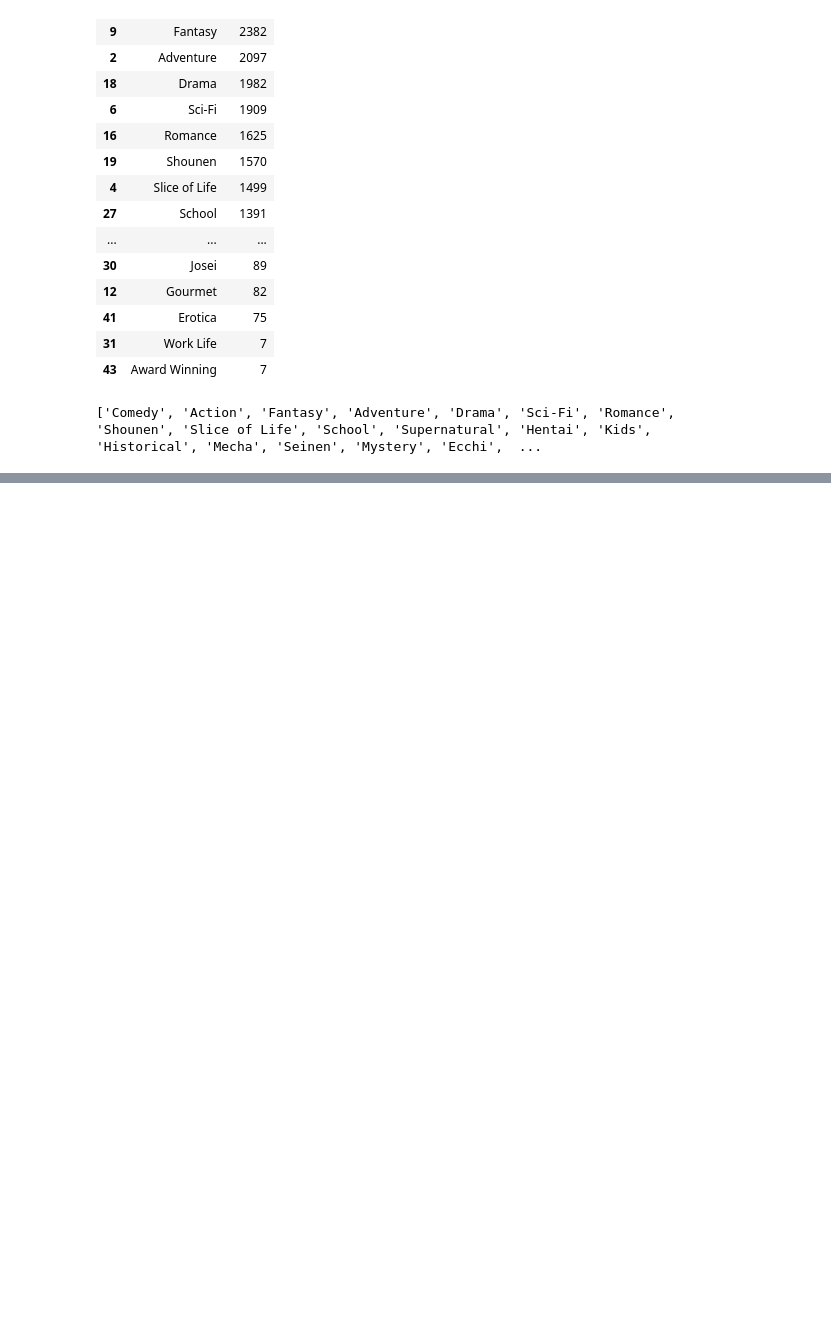
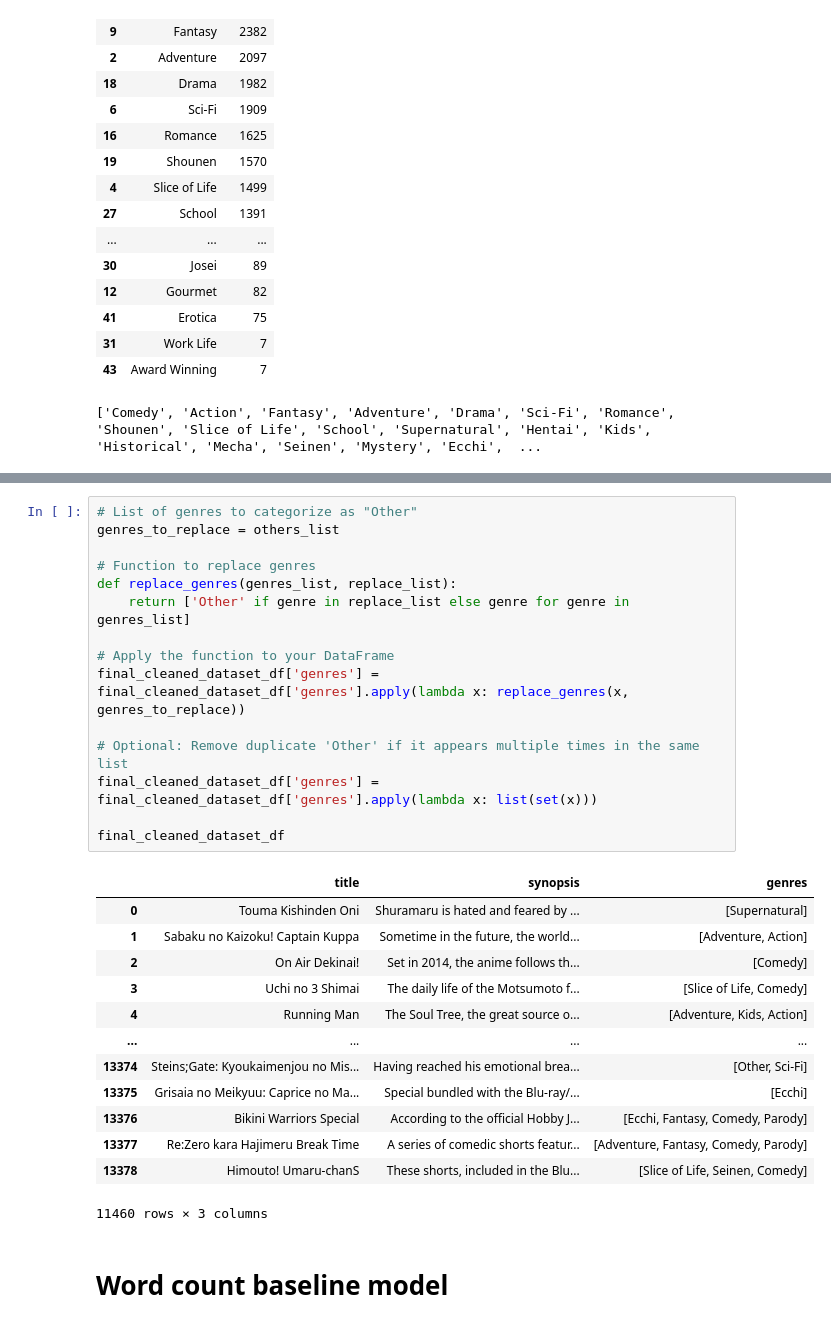
Before and after one commit to amirulzarfan2001/NLP_CW_Code, a Jupyter notebook: Anime_dataset.ipynb, the cells around one changed output, grey strips where cells are left out. Drawn from its saved outputs; the diff is of its cells as text; blank space fills up the shorter version.

```diff
--- a/Anime_dataset.ipynb
+++ b/Anime_dataset.ipynb
@@ -188,0 +308,31 @@ print(genre_list)  # prints first 5 elements
+# %%
+# List of genres to categorize as "Other"
+genres_to_replace = others_list
+
+# Function to replace genres
+def replace_genres(genres_list, replace_list):
+    return ['Other' if genre in replace_list else genre for genre in genres_list]
+
+# Apply the function to your DataFrame
+final_cleaned_dataset_df['genres'] = final_cleaned_dataset_df['genres'].apply(lambda x: replace_genres(x, genres_to_replace))
+
+# Optional: Remove duplicate 'Other' if it appears multiple times in the same list
+final_cleaned_dataset_df['genres'] = final_cleaned_dataset_df['genres'].apply(lambda x: list(set(x)))
+
+final_cleaned_dataset_df
+# %% [output]
+|  | title | synopsis | genres |
+| 0 | Touma Kishinden Oni | Shuramaru is hated and feared by ... | [Supernatural] |
+| 1 | Sabaku no Kaizoku! Captain Kuppa | Sometime in the future, the world... | [Adventure, Action] |
+| 2 | On Air Dekinai! | Set in 2014, the anime follows th... | [Comedy] |
+| 3 | Uchi no 3 Shimai | The daily life of the Motsumoto f... | [Slice of Life, Comedy] |
+| 4 | Running Man | The Soul Tree, the great source o... | [Adventure, Kids, Action] |
+| ... | ... | ... | ... |
+| 13374 | Steins;Gate: Kyoukaimenjou no Mis... | Having reached his emotional brea... | [Other, Sci-Fi] |
+| 13375 | Grisaia no Meikyuu: Caprice no Ma... | Special bundled with the Blu-ray/... | [Ecchi] |
+| 13376 | Bikini Warriors Special | According to the official Hobby J... | [Ecchi, Fantasy, Comedy, Parody] |
+| 13377 | Re:Zero kara Hajimeru Break Time | A series of comedic shorts featur... | [Adventure, Fantasy, Comedy, Parody] |
+| 13378 | Himouto! Umaru-chanS | These shorts, included in the Blu... | [Slice of Life, Seinen, Comedy] |
+11460 rows × 3 columns
+# %% [markdown]
+# Word count baseline model
```
Also changed, not shown: parts of 14 cells of this notebook, 9 other files.
